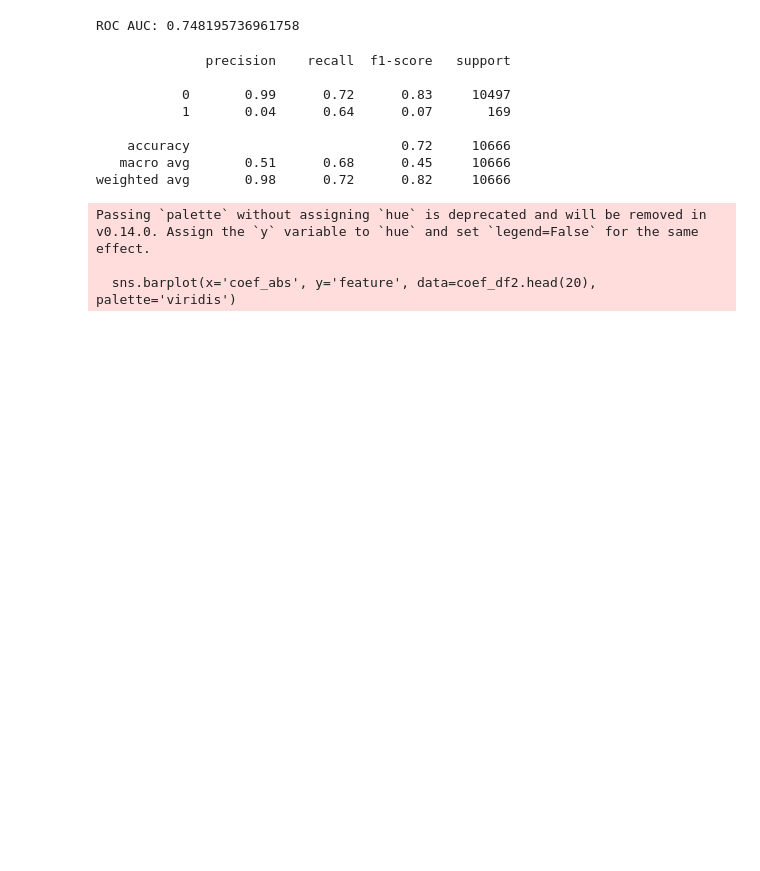
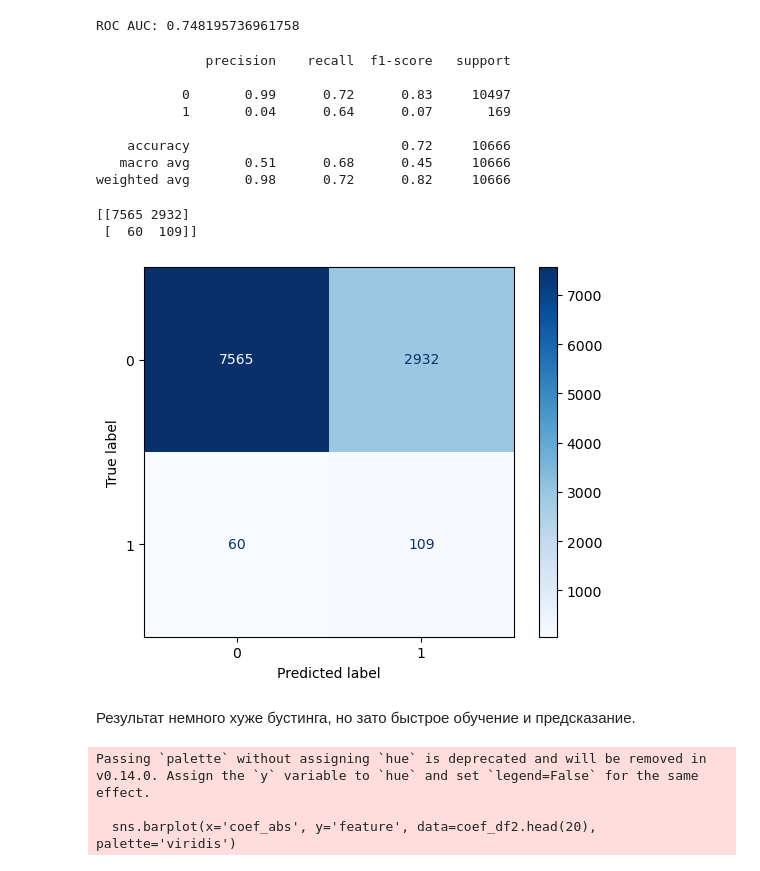
Before and after one commit to shoqun/Practicum, a Jupyter notebook: masterskaya2/Final2.ipynb, the cells around one changed output. Saved outputs shown, nothing was run; the diff lists cells and outputs as text; code cells hidden in the pictures; blank space fills up the shorter version.

```diff
--- a/masterskaya2/Final2.ipynb
+++ b/masterskaya2/Final2.ipynb
@@ -781,6 +774,22 @@ print(classification_report(y_test, y_pred2))
     accuracy                           0.72     10666
    macro avg       0.51      0.68      0.45     10666
 weighted avg       0.98      0.72      0.82     10666
+# %%
+
+cm2 = confusion_matrix(y_test, y_pred2)
+
+print(cm2)
+
+# Визуализация матрицы ошибок
+disp2 = ConfusionMatrixDisplay(confusion_matrix=cm2)
+disp2.plot(cmap=plt.cm.Blues)
+plt.show()
+# %% [output]
+[[7565 2932]
+ [  60  109]]
+[figure, added]
+# %% [markdown]
+Результат немного хуже бустинга, но зато быстрое обучение и предсказание.
 # %%
 # Получаем коэффициенты модели
 coefs2 = model2.coef_[0]  # для бинарной классификации
```
Also changed, not shown: parts of 17 cells of this notebook.
